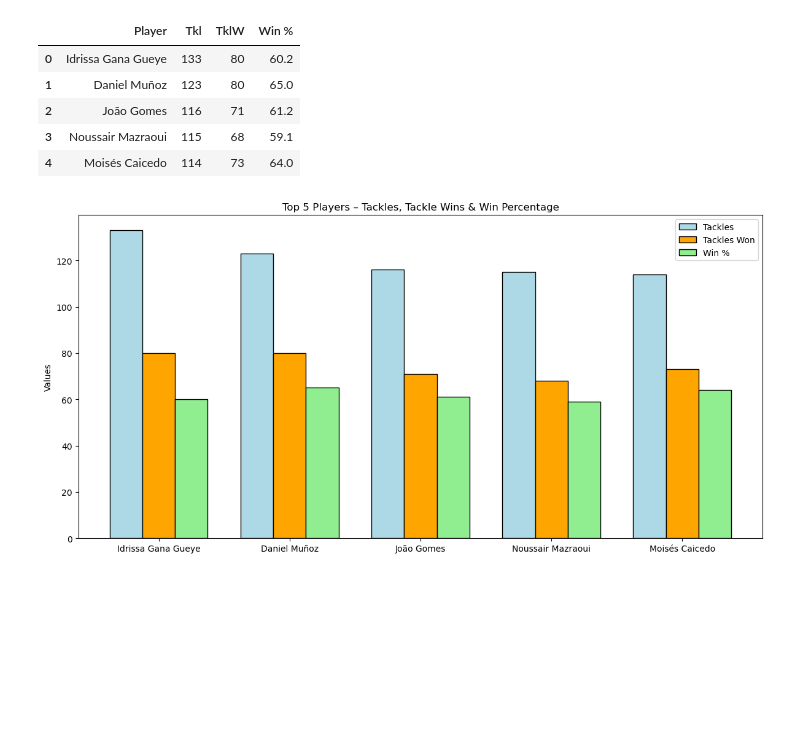
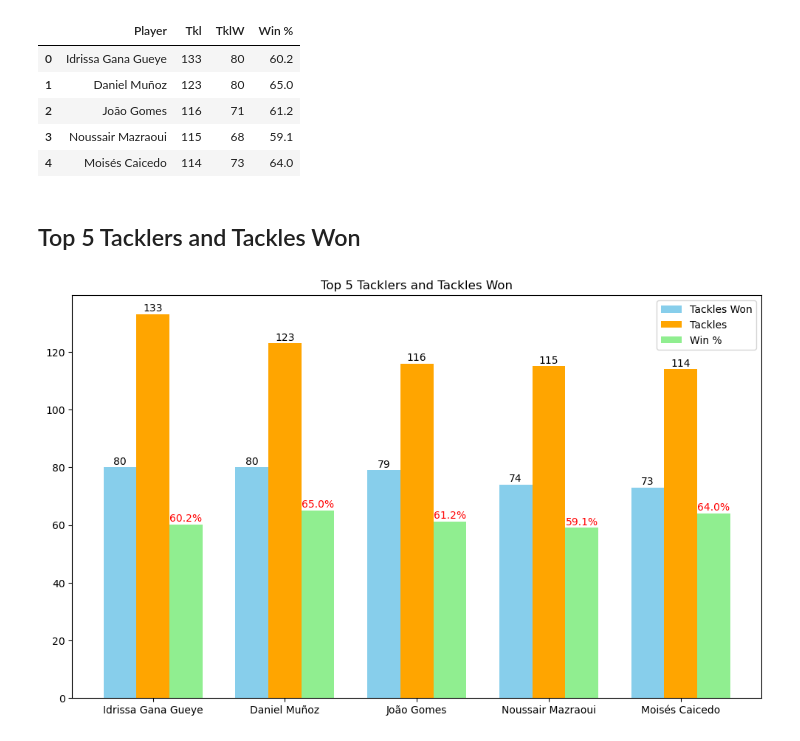
Before and after one commit to Hamza-rami/football-stats-analytics, a Jupyter notebook: project3.ipynb, the cells around one changed output. Cells and saved outputs as stored; diff of their text form; code cells hidden in the pictures; blank space fills up the shorter version.

Commit message:
feat: cleaned data and do some visualizition

```diff
--- a/project3.ipynb
+++ b/project3.ipynb
@@ -24,21 +26,41 @@ top_tackle_stats
 | 2 | João Gomes | 116 | 71 | 61.2 |
 | 3 | Noussair Mazraoui | 115 | 68 | 59.1 |
 | 4 | Moisés Caicedo | 114 | 73 | 64.0 |
+# %% [markdown]
+## Top 5 Tacklers and Tackles Won
 # %%
-x = np.arange(len(top_tackle_stats))
+x = np.arange(5)
 width = 0.25
 
-plt.figure(figsize=(12, 6))
+# Data
+tkl_won = top_tackles_won["TklW"]
+tkl = top_tackles["Tkl"]
+winpct = top_tackle_stats["Win %"]
 
-plt.bar(x - width, top_tackle_stats["Tkl"], width, label='Tackles', color='lightblue', edgecolor="black")
-plt.bar(x, top_tackle_stats["TklW"], width, label='Tackles Won', color='orange', edgecolor="black")
-plt.bar(x + width, top_tackle_stats["Win %"], width, label='Win %', color='lightgreen', edgecolor="black")
+plt.figure(figsize=(10,6))
 
-plt.xticks(x, top_tackle_stats["Player"])
-plt.ylabel("Values")
-plt.title("Top 5 Players – Tackles, Tackle Wins & Win Percentage")
+bars1 = plt.bar(x - width, tkl_won, width, label='Tackles Won', color='skyblue')
+bars2 = plt.bar(x, tkl, width, label='Tackles', color='orange')
+bars3 = plt.bar(x + width, winpct, width, label='Win %', color='lightgreen')
+
+# Add numbers on bars
+for bar in bars1:
+    plt.text(bar.get_x() + bar.get_width()/2, bar.get_height() + 1,
+             f"{bar.get_height():.0f}", ha='center')
+    print()
+
+for bar in bars2:
+    plt.text(bar.get_x() + bar.get_width()/2, bar.get_height() + 1,
+             f"{bar.get_height():.0f}", ha='center')
+
+for bar in bars3:
+    plt.text(bar.get_x() + bar.get_width()/2, bar.get_height() + 1,
+             f"{bar.get_height():.1f}%", ha='center', color="red")
+
+plt.xticks(x, top_tackles["Player"])
 plt.legend()
 plt.tight_layout()
+plt.title("Top 5 Tacklers and Tackles Won")
 plt.show()
 # %% [output]
-[figure, old version]
+[figure, new version]
```
Also changed, not shown: parts of 9 cells of this notebook, 2 other files.
